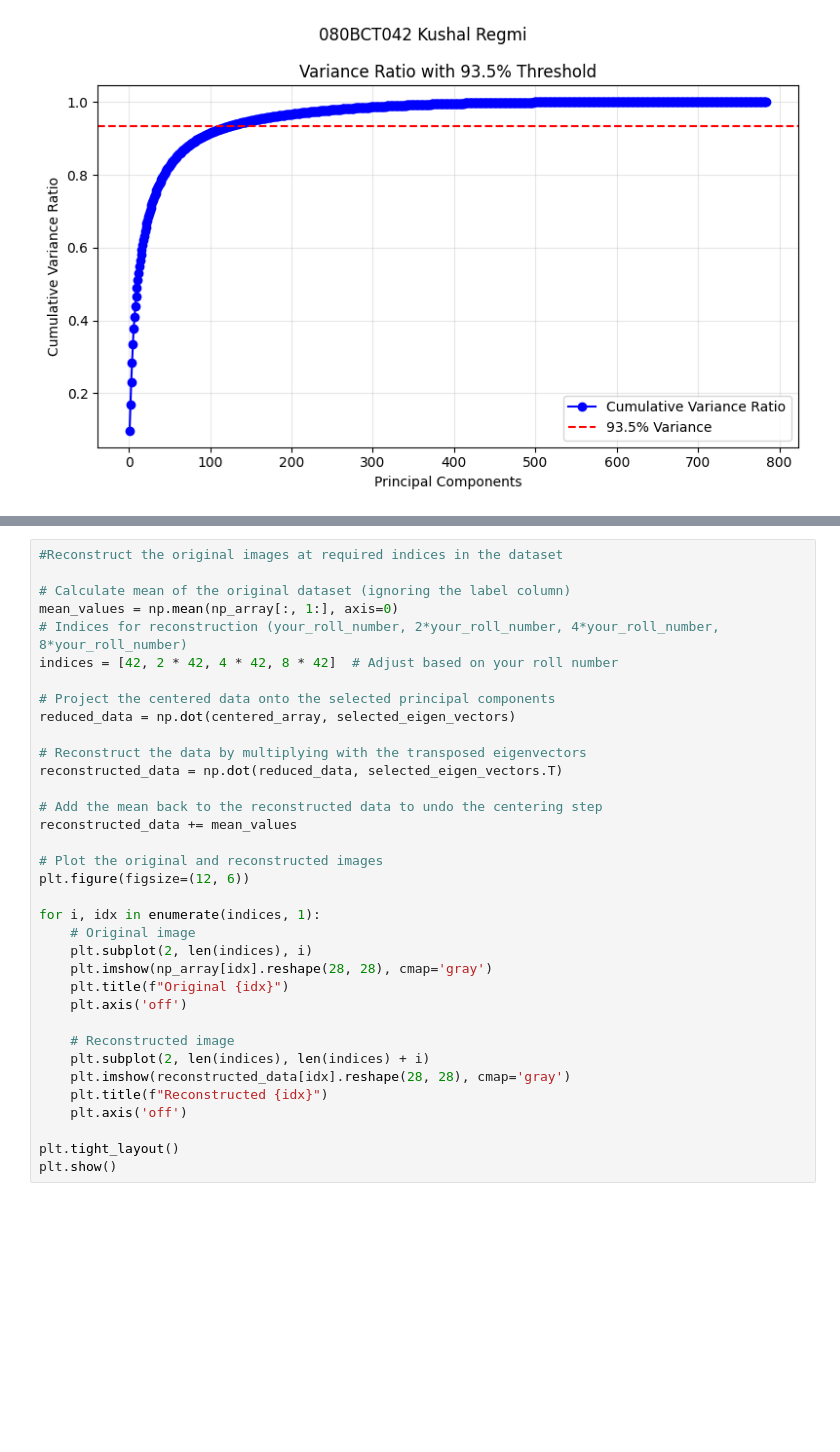
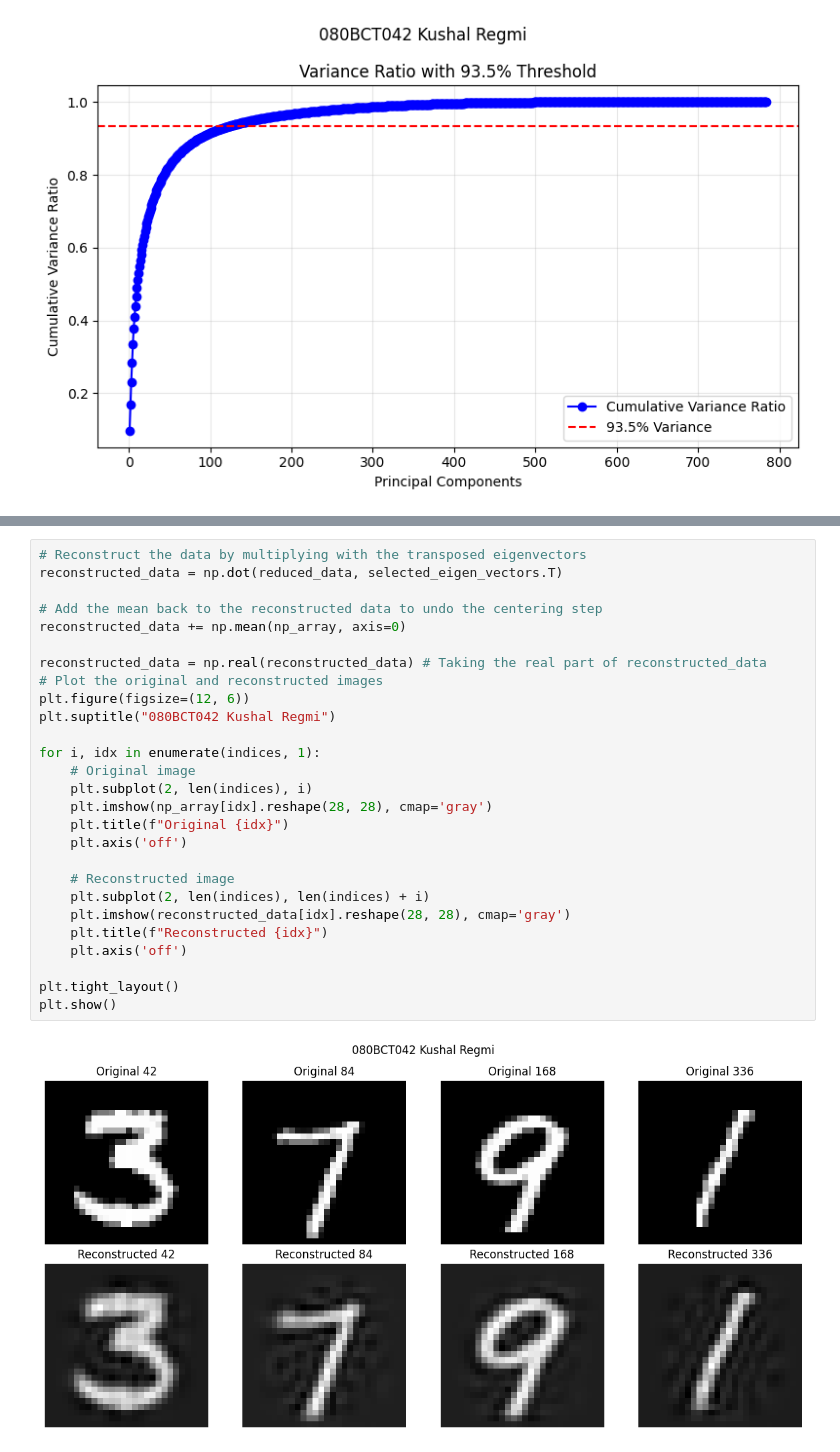
Before and after one commit to KushalRegmi61/DS_LAB, a Jupyter notebook: LAB_7/assignment/080BCT042.ipynb, the cells around one changed output, grey strips where cells are left out. Saved outputs shown, nothing was run; the diff lists cells and outputs as text; blank space fills up the shorter version.

```diff
--- a/LAB_7/assignment/080BCT042.ipynb
+++ b/LAB_7/assignment/080BCT042.ipynb
@@ -203,35 +238,29 @@ data_pca.size
 # %%
-#Reconstruct the original images at required indices in the dataset
-
-# Calculate mean of the original dataset (ignoring the label column)
-mean_values = np.mean(np_array[:, 1:], axis=0)
-# Indices for reconstruction (your_roll_number, 2*your_roll_number, 4*your_roll_number, 8*your_roll_number)
-indices = [42, 2 * 42, 4 * 42, 8 * 42]  # Adjust based on your roll number
-
-# Project the centered data onto the selected principal components
-reduced_data = np.dot(centered_array, selected_eigen_vectors)
-
 # Reconstruct the data by multiplying with the transposed eigenvectors
 reconstructed_data = np.dot(reduced_data, selected_eigen_vectors.T)
 
 # Add the mean back to the reconstructed data to undo the centering step
-reconstructed_data += mean_values
+reconstructed_data += np.mean(np_array, axis=0)
 
+reconstructed_data = np.real(reconstructed_data) # Taking the real part of reconstructed_data
 # Plot the original and reconstructed images
 plt.figure(figsize=(12, 6))
+plt.suptitle("080BCT042 Kushal Regmi")
 
 for i, idx in enumerate(indices, 1):
     # Original image
     plt.subplot(2, len(indices), i)
     plt.imshow(np_array[idx].reshape(28, 28), cmap='gray')
     plt.title(f"Original {idx}")
     plt.axis('off')
 
     # Reconstructed image
     plt.subplot(2, len(indices), len(indices) + i)
     plt.imshow(reconstructed_data[idx].reshape(28, 28), cmap='gray')
     plt.title(f"Reconstructed {idx}")
     plt.axis('off')
 
 plt.tight_layout()
 plt.show()
+# %% [output]
+[figure, added]
```
Also changed, not shown: parts of 15 cells of this notebook.
